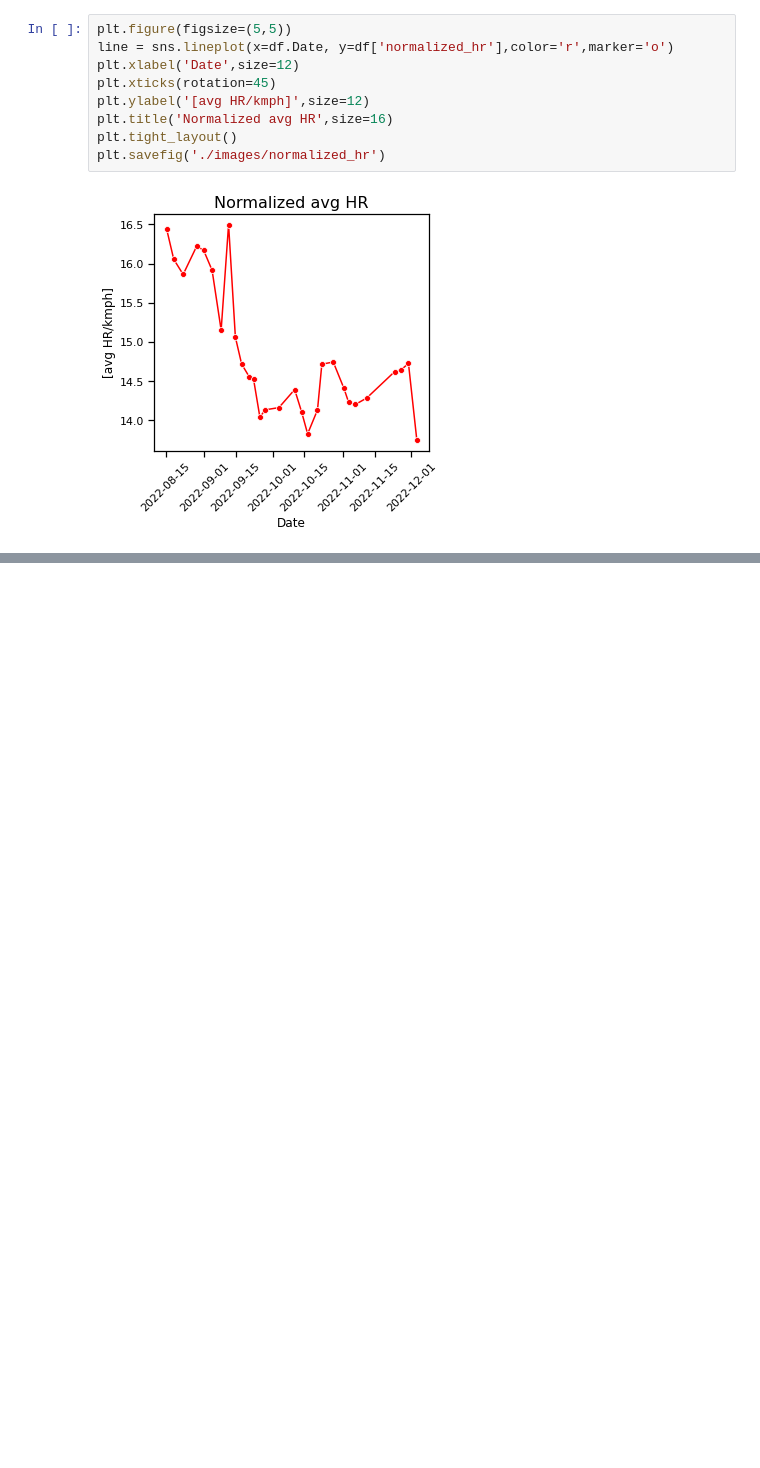
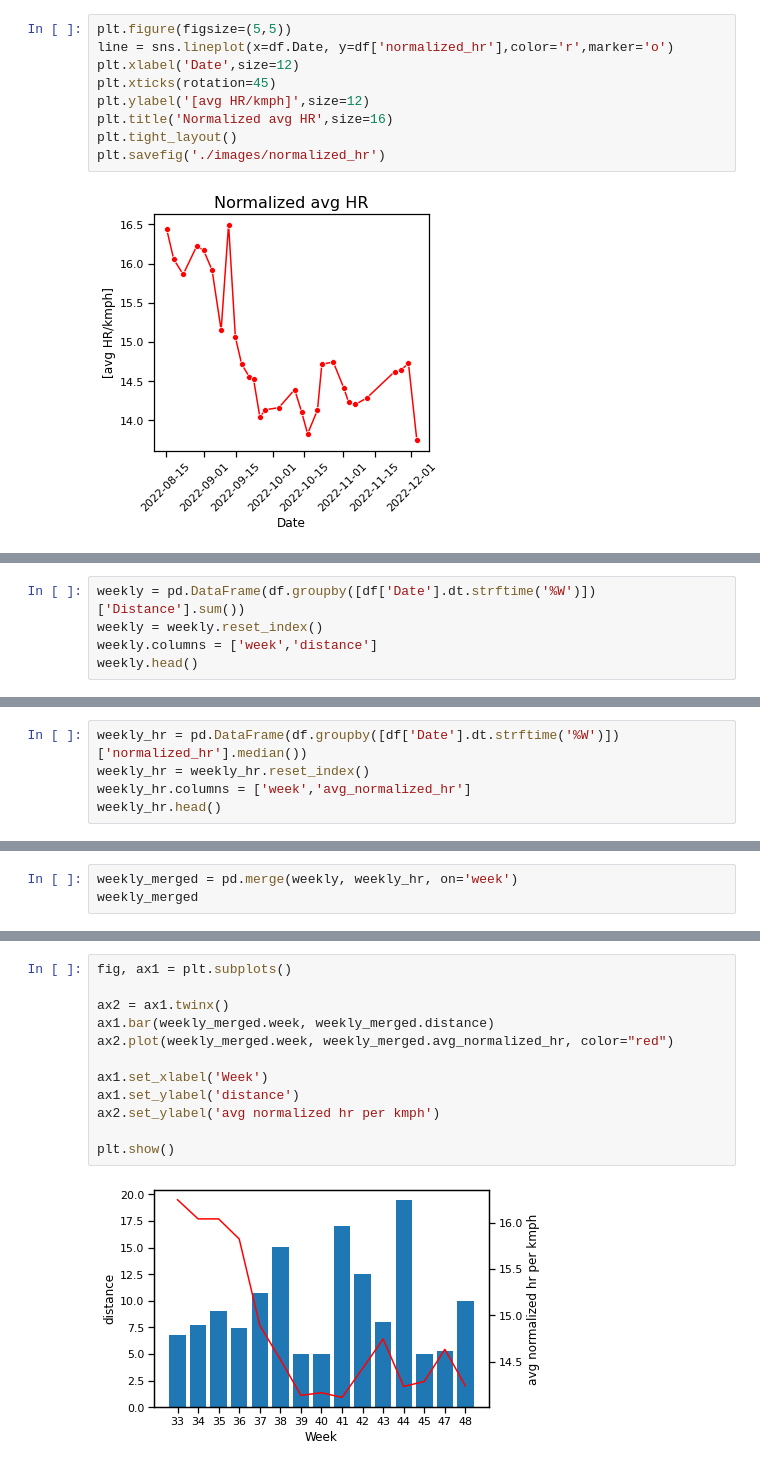
Before and after one commit to rluyck/running, a Jupyter notebook: notebook.ipynb, the cells around one changed output, grey strips where cells are left out. Saved outputs shown, nothing was run; the diff lists cells and outputs as text; blank space fills up the shorter version.

```diff
--- a/notebook.ipynb
+++ b/notebook.ipynb
@@ -239,0 +257,5 @@ plt.savefig('./images/normalized_hr')
+# %%
+weekly = pd.DataFrame(df.groupby([df['Date'].dt.strftime('%W')])['Distance'].sum())
+weekly = weekly.reset_index()
+weekly.columns = ['week','distance']
+weekly.head()
@@ -239,0 +269,5 @@ plt.savefig('./images/normalized_hr')
+# %%
+weekly_hr = pd.DataFrame(df.groupby([df['Date'].dt.strftime('%W')])['normalized_hr'].median())
+weekly_hr = weekly_hr.reset_index()
+weekly_hr.columns = ['week','avg_normalized_hr']
+weekly_hr.head()
@@ -239,0 +281,3 @@ plt.savefig('./images/normalized_hr')
+# %%
+weekly_merged = pd.merge(weekly, weekly_hr, on='week')
+weekly_merged
@@ -239,0 +301,14 @@ plt.savefig('./images/normalized_hr')
+# %%
+fig, ax1 = plt.subplots()
+
+ax2 = ax1.twinx()
+ax1.bar(weekly_merged.week, weekly_merged.distance)
+ax2.plot(weekly_merged.week, weekly_merged.avg_normalized_hr, color="red")
+
+ax1.set_xlabel('Week')
+ax1.set_ylabel('distance')
+ax2.set_ylabel('avg normalized hr per kmph')
+
+plt.show()
+# %% [output]
+[figure, added]
```
Also changed, not shown: parts of 11 cells of this notebook, 2 other files.
